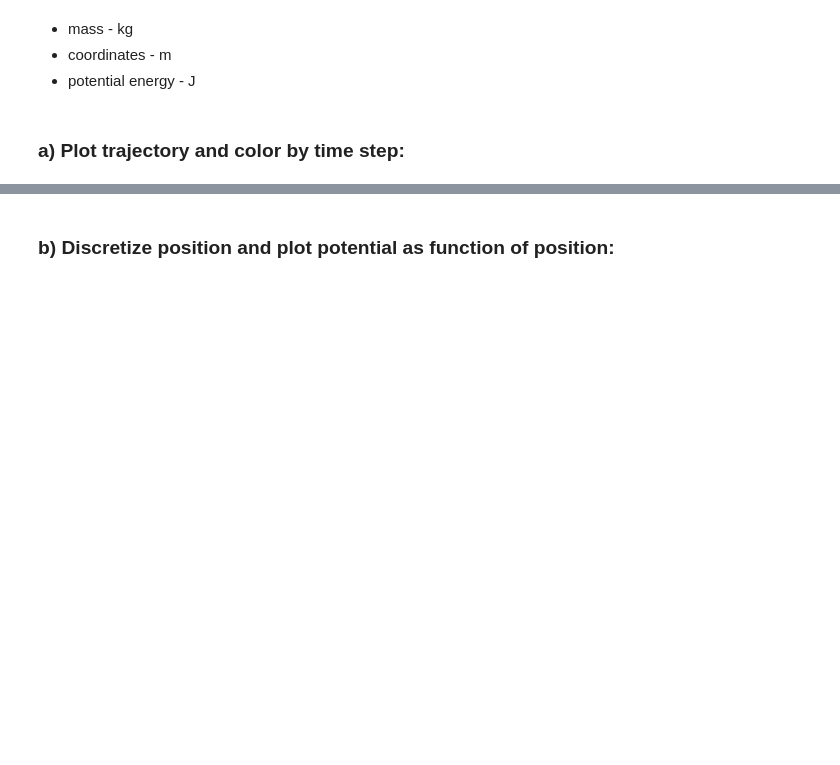
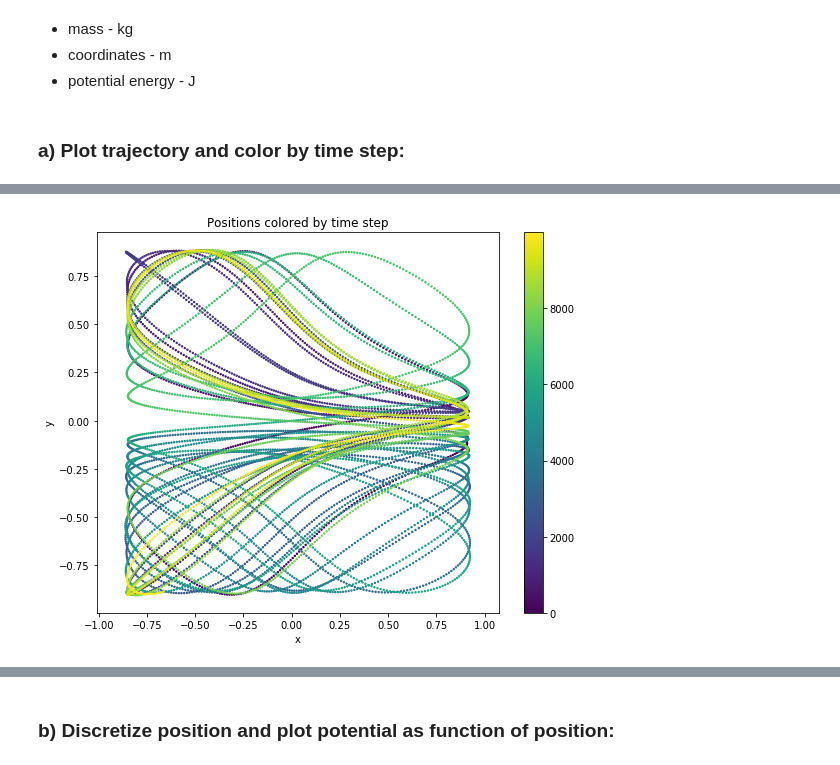
Before and after one commit to evabertalan/comp_physics, a Jupyter notebook: exam/Motion_in_potential.ipynb, the cells around one changed output, grey strips where cells are left out. Drawn from its saved outputs; the diff is of its cells as text; code cells hidden in the pictures; blank space fills up the shorter version.

```diff
--- a/exam/Motion_in_potential.ipynb
+++ b/exam/Motion_in_potential.ipynb
@@ -28,0 +33,4 @@ plot_trajectory(trj1)
+# %%
+plot_trajectory(trj2)
+# %% [output]
+[figure, added]
```
Also changed, not shown: parts of 20 cells of this notebook.
